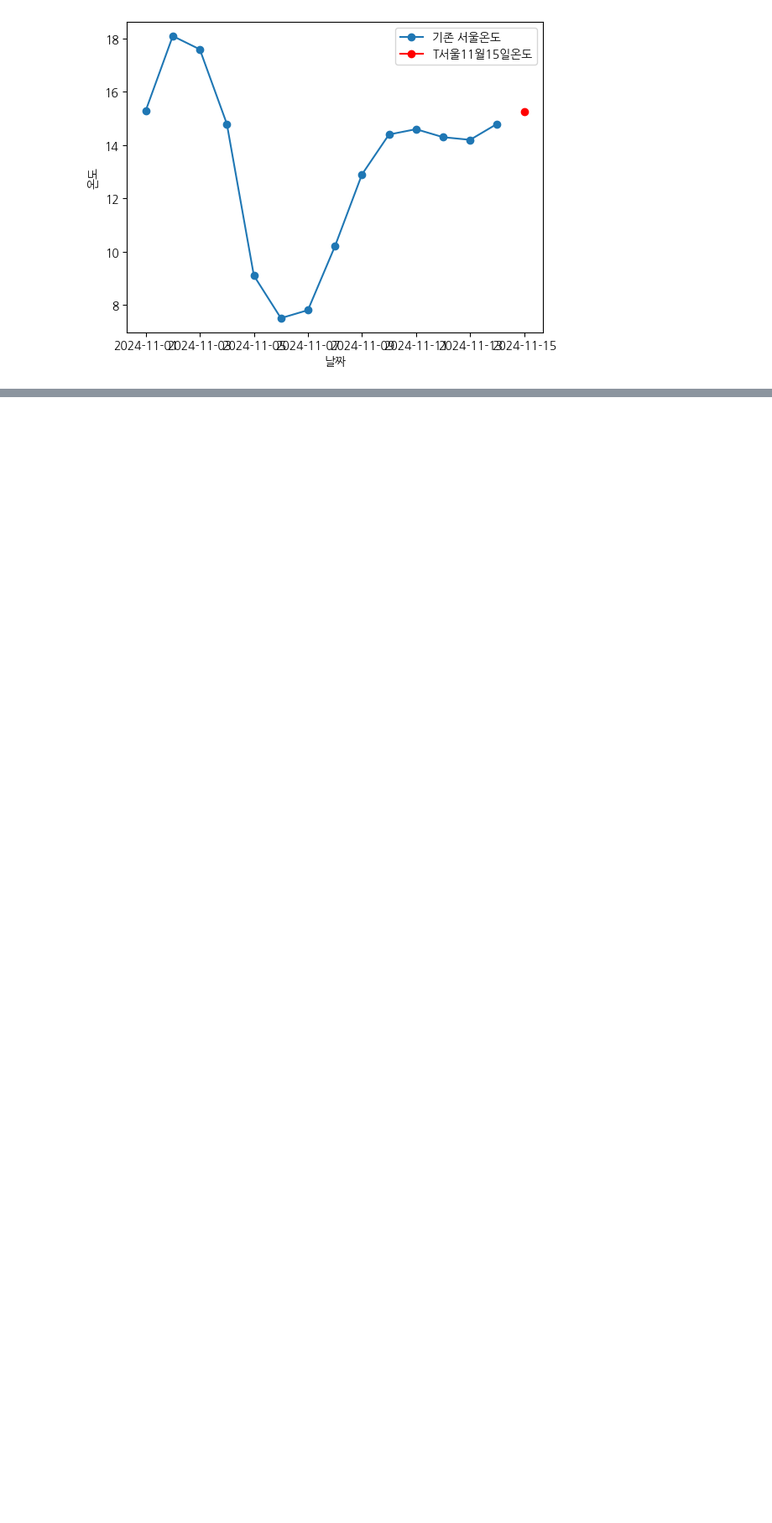
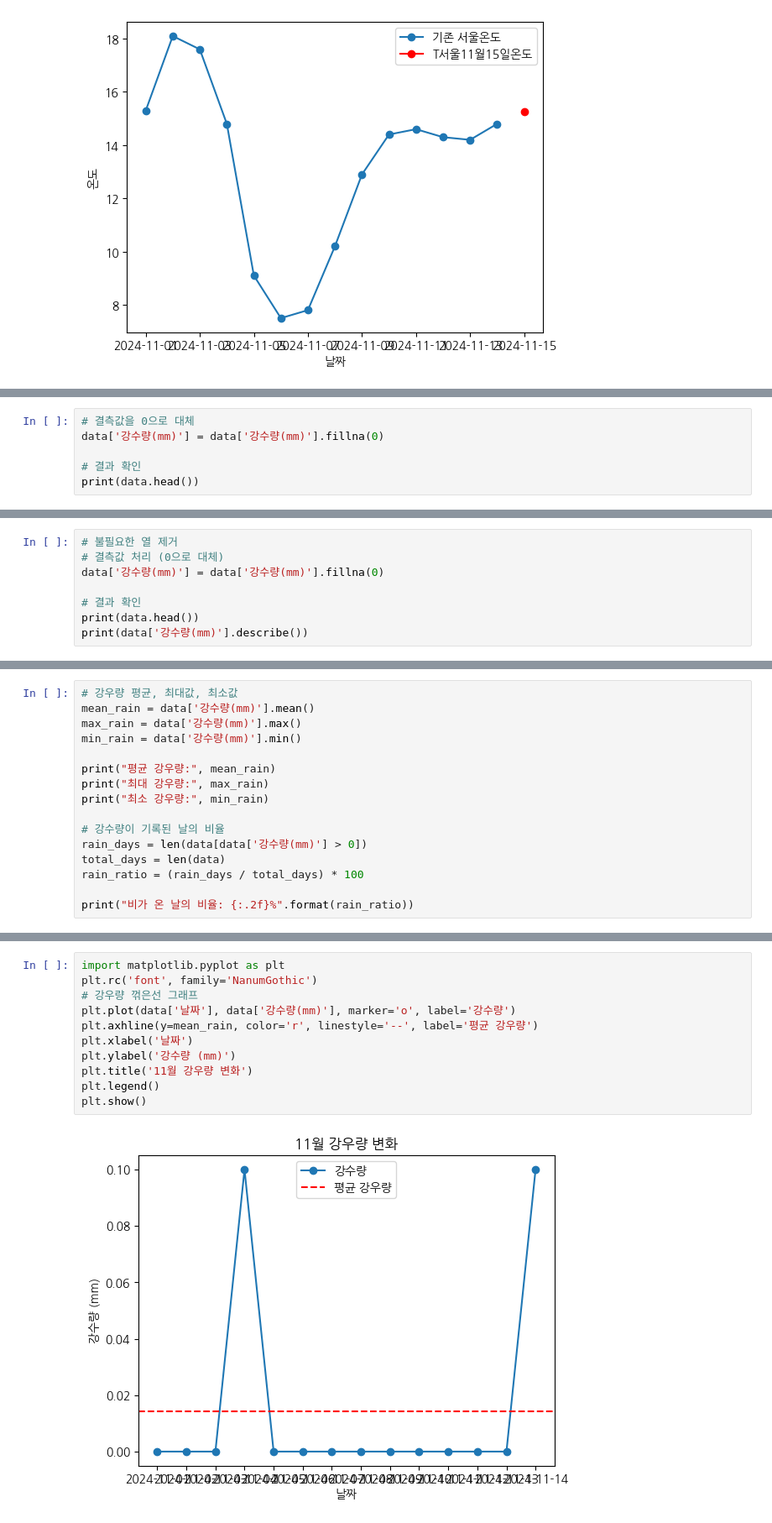
Before and after one commit to yihimin/python_data_analyzing, a Jupyter notebook: LHM202312407.ipynb, the cells around one changed output, grey strips where cells are left out. Shown at 84% size. Drawn from its saved outputs; the diff is of its cells as text; blank space fills up the shorter version.

```diff
--- a/LHM202312407.ipynb
+++ b/LHM202312407.ipynb
@@ -93,0 +121,6 @@ plt.show()
+# %%
+# 결측값을 0으로 대체
+data['강수량(mm)'] = data['강수량(mm)'].fillna(0)
+
+# 결과 확인
+print(data.head())
@@ -93,0 +136,8 @@ plt.show()
+# %%
+# 불필요한 열 제거
+# 결측값 처리 (0으로 대체)
+data['강수량(mm)'] = data['강수량(mm)'].fillna(0)
+
+# 결과 확인
+print(data.head())
+print(data['강수량(mm)'].describe())
@@ -93,0 +162,16 @@ plt.show()
+# %%
+# 강우량 평균, 최대값, 최소값
+mean_rain = data['강수량(mm)'].mean()
+max_rain = data['강수량(mm)'].max()
+min_rain = data['강수량(mm)'].min()
+
+print("평균 강우량:", mean_rain)
+print("최대 강우량:", max_rain)
+print("최소 강우량:", min_rain)
+
+# 강수량이 기록된 날의 비율
+rain_days = len(data[data['강수량(mm)'] > 0])
+total_days = len(data)
+rain_ratio = (rain_days / total_days) * 100
+
+print("비가 온 날의 비율: {:.2f}%".format(rain_ratio))
@@ -93,0 +185,13 @@ plt.show()
+# %%
+import matplotlib.pyplot as plt
+plt.rc('font', family='NanumGothic')
+# 강우량 꺾은선 그래프
+plt.plot(data['날짜'], data['강수량(mm)'], marker='o', label='강수량')
+plt.axhline(y=mean_rain, color='r', linestyle='--', label='평균 강우량')
+plt.xlabel('날짜')
+plt.ylabel('강수량 (mm)')
+plt.title('11월 강우량 변화')
+plt.legend()
+plt.show()
+# %% [output]
+[figure, added]
```
Also changed, not shown: parts of 17 cells of this notebook.
